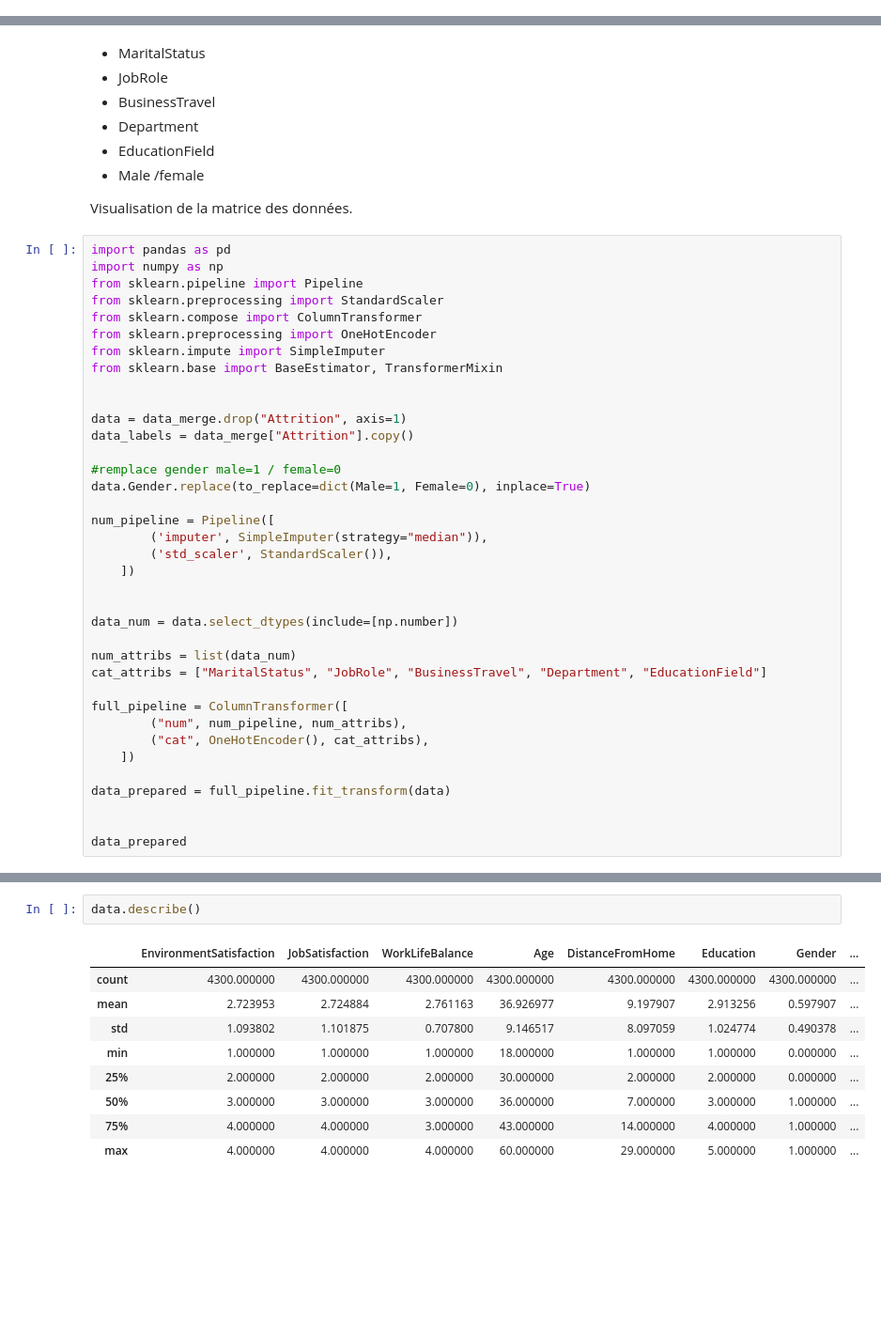
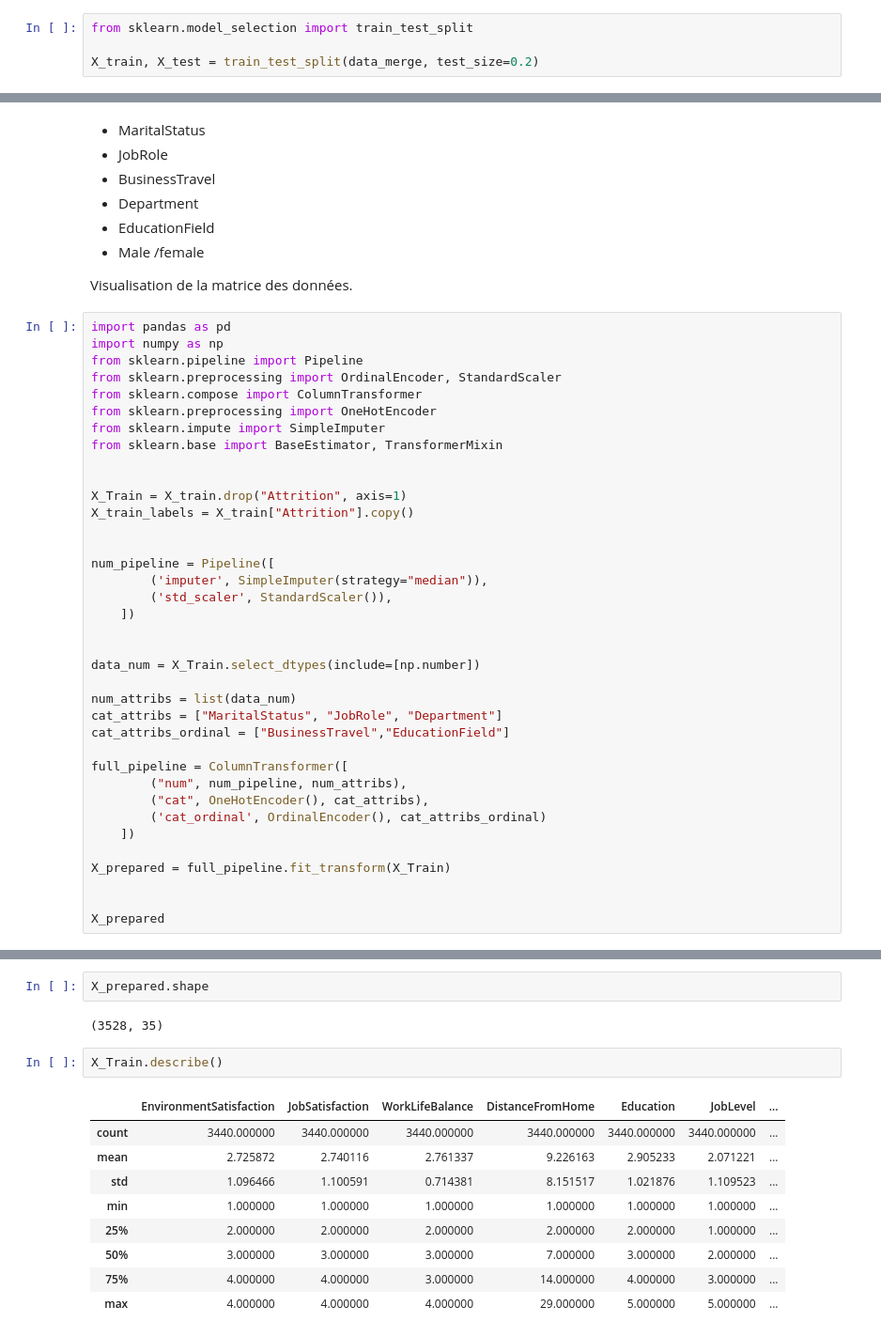
Before and after one commit to DraKkarW2/Projet_IA, a Jupyter notebook: Data_Wrangling.ipynb, the cells around one changed output, grey strips where cells are left out. Shown at 94% size. Cells and saved outputs as stored; diff of their text form; blank space fills up the shorter version.

Commit message:
[add] new data_merge_sensible && new pipeline && [update] add data_stats
data_stats for statistique

```diff
--- a/Data_Wrangling.ipynb
+++ b/Data_Wrangling.ipynb
@@ -64,0 +93,4 @@ memory usage: 873.6+ KB
+# %%
+from sklearn.model_selection import train_test_split
+
+X_train, X_test = train_test_split(data_merge, test_size=0.2)
@@ -79,18 +119,16 @@ Visualisation de la matrice des données.
 import pandas as pd
 import numpy as np
 from sklearn.pipeline import Pipeline
-from sklearn.preprocessing import StandardScaler
+from sklearn.preprocessing import OrdinalEncoder, StandardScaler
 from sklearn.compose import ColumnTransformer
 from sklearn.preprocessing import OneHotEncoder
 from sklearn.impute import SimpleImputer
 from sklearn.base import BaseEstimator, TransformerMixin
 
 
-data = data_merge.drop("Attrition", axis=1)
-data_labels = data_merge["Attrition"].copy()
+X_Train = X_train.drop("Attrition", axis=1)
+X_train_labels = X_train["Attrition"].copy()
 
-#remplace gender male=1 / female=0
-data.Gender.replace(to_replace=dict(Male=1, Female=0), inplace=True)
 
 num_pipeline = Pipeline([
         ('imputer', SimpleImputer(strategy="median")),
@@ -98,18 +136,20 @@ num_pipeline = Pipeline([
     ])
 
 
-data_num = data.select_dtypes(include=[np.number])
+data_num = X_Train.select_dtypes(include=[np.number])
 
 num_attribs = list(data_num)
-cat_attribs = ["MaritalStatus", "JobRole", "BusinessTravel", "Department", "EducationField"]
+cat_attribs = ["MaritalStatus", "JobRole", "Department"]
+cat_attribs_ordinal = ["BusinessTravel","EducationField"]
 
 full_pipeline = ColumnTransformer([
         ("num", num_pipeline, num_attribs),
         ("cat", OneHotEncoder(), cat_attribs),
+        ('cat_ordinal', OrdinalEncoder(), cat_attribs_ordinal)
     ])
 
-data_prepared = full_pipeline.fit_transform(data)
+X_prepared = full_pipeline.fit_transform(X_Train)
 
 
-data_prepared
+X_prepared
 # %% [output]
@@ -136,12 +169,16 @@ plt.show()
+# %%
+X_prepared.shape
+# %% [output]
+(3528, 35)
 # %%
-data.describe()
+X_Train.describe()
 # %% [output]
-|  | EnvironmentSatisfaction | JobSatisfaction | WorkLifeBalance | Age | DistanceFromHome | Education | Gender | ... |
-| count | 4300.000000 | 4300.000000 | 4300.000000 | 4300.000000 | 4300.000000 | 4300.000000 | 4300.000000 | ... |
-| mean | 2.723953 | 2.724884 | 2.761163 | 36.926977 | 9.197907 | 2.913256 | 0.597907 | ... |
-| std | 1.093802 | 1.101875 | 0.707800 | 9.146517 | 8.097059 | 1.024774 | 0.490378 | ... |
-| min | 1.000000 | 1.000000 | 1.000000 | 18.000000 | 1.000000 | 1.000000 | 0.000000 | ... |
-| 25% | 2.000000 | 2.000000 | 2.000000 | 30.000000 | 2.000000 | 2.000000 | 0.000000 | ... |
-| 50% | 3.000000 | 3.000000 | 3.000000 | 36.000000 | 7.000000 | 3.000000 | 1.000000 | ... |
-| 75% | 4.000000 | 4.000000 | 3.000000 | 43.000000 | 14.000000 | 4.000000 | 1.000000 | ... |
-| max | 4.000000 | 4.000000 | 4.000000 | 60.000000 | 29.000000 | 5.000000 | 1.000000 | ... |
+|  | EnvironmentSatisfaction | JobSatisfaction | WorkLifeBalance | DistanceFromHome | Education | JobLevel | ... |
+| count | 3440.000000 | 3440.000000 | 3440.000000 | 3440.000000 | 3440.000000 | 3440.000000 | ... |
+| mean | 2.725872 | 2.740116 | 2.761337 | 9.226163 | 2.905233 | 2.071221 | ... |
+| std | 1.096466 | 1.100591 | 0.714381 | 8.151517 | 1.021876 | 1.109523 | ... |
+| min | 1.000000 | 1.000000 | 1.000000 | 1.000000 | 1.000000 | 1.000000 | ... |
+| 25% | 2.000000 | 2.000000 | 2.000000 | 2.000000 | 2.000000 | 1.000000 | ... |
+| 50% | 3.000000 | 3.000000 | 3.000000 | 7.000000 | 3.000000 | 2.000000 | ... |
+| 75% | 4.000000 | 4.000000 | 3.000000 | 14.000000 | 4.000000 | 3.000000 | ... |
+| max | 4.000000 | 4.000000 | 4.000000 | 29.000000 | 5.000000 | 5.000000 | ... |
```
Also changed, not shown: parts of 19 cells of this notebook, 4 other files.
